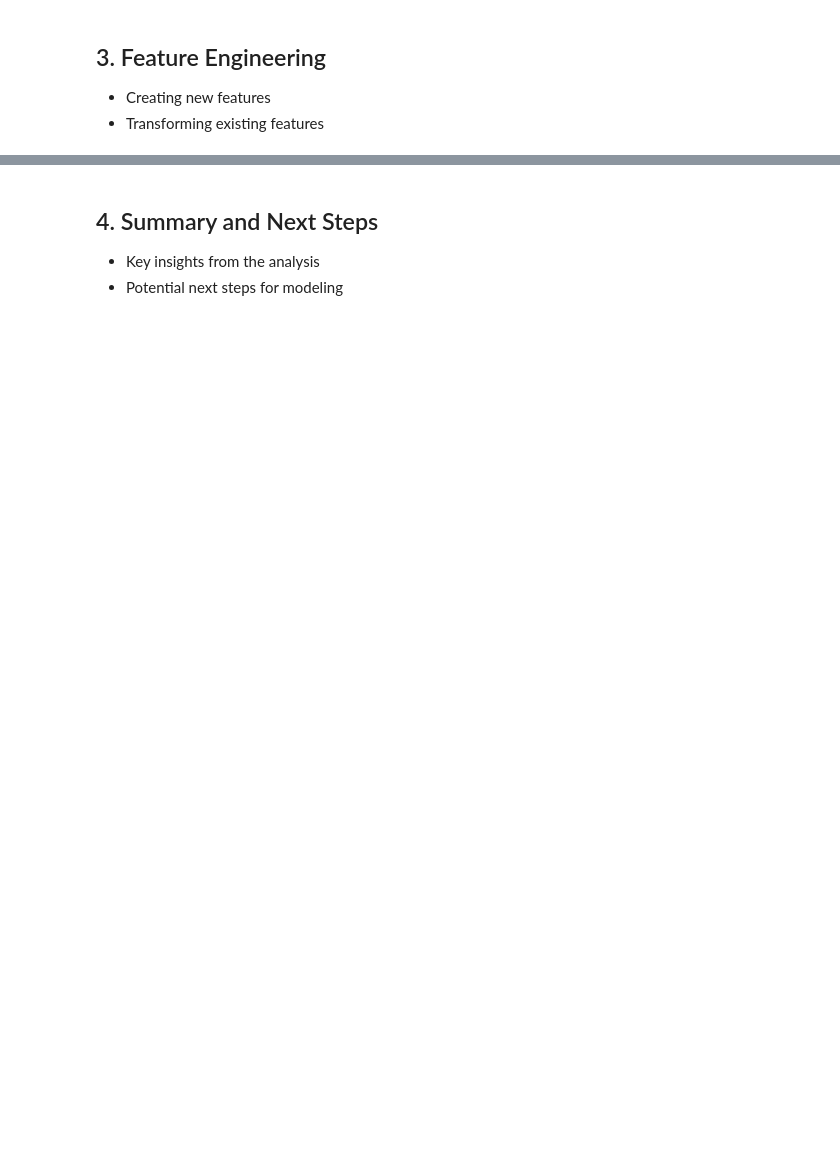
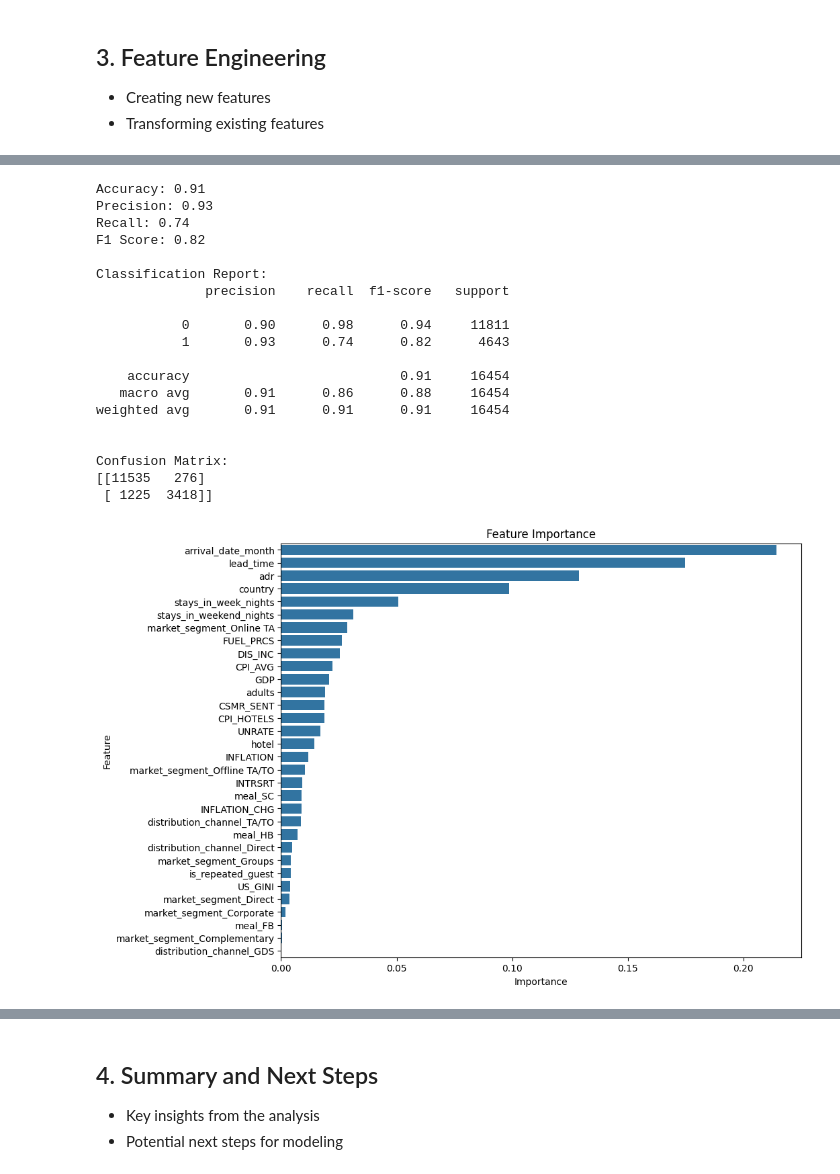
Before and after one commit to sarahfink123/demand_prediction, a Jupyter notebook: notebooks/Felizitas_Exploratory_Data_Analyis_.ipynb, the cells around one changed output, grey strips where cells are left out. Drawn from its saved outputs; the diff is of its cells as text; code cells hidden in the pictures; blank space fills up the shorter version.

Commit message:
m for model

```diff
--- a/notebooks/Felizitas_Exploratory_Data_Analyis_.ipynb
+++ b/notebooks/Felizitas_Exploratory_Data_Analyis_.ipynb
@@ -656,0 +773,77 @@ Name: country, dtype: float64
+# %%
+import pandas as pd
+from sklearn.model_selection import train_test_split
+from sklearn.ensemble import RandomForestClassifier
+from sklearn.metrics import accuracy_score, precision_score, recall_score, f1_score, confusion_matrix, classification_report
+
+# Assuming df_encoded is your DataFrame and is_canceled is the target variable
+# Prepare the data
+X = df_encoded.drop(columns=['is_canceled', 'reservation_status_Check-Out', 'reservation_status_No-Show'])
+y = df_encoded['is_canceled']
+
+# Split the data into training and testing sets
+X_train, X_test, y_train, y_test = train_test_split(X, y, test_size=0.2, random_state=42)
+
+# Train the RandomForestClassifier
+model = RandomForestClassifier(n_estimators=100, random_state=42)
+model.fit(X_train, y_train)
+
+# Make predictions on the test set
+y_pred = model.predict(X_test)
+
+# Evaluate the model
+accuracy = accuracy_score(y_test, y_pred)
+precision = precision_score(y_test, y_pred)
+recall = recall_score(y_test, y_pred)
+f1 = f1_score(y_test, y_pred)
+
+# Print evaluation metrics
+print(f"Accuracy: {accuracy:.2f}")
+print(f"Precision: {precision:.2f}")
+print(f"Recall: {recall:.2f}")
+print(f"F1 Score: {f1:.2f}")
+
+# Print the classification report
+print("\nClassification Report:")
+print(classification_report(y_test, y_pred))
+
+# Print the confusion matrix
+print("\nConfusion Matrix:")
+print(confusion_matrix(y_test, y_pred))
+
+# Feature importance
+importances = model.feature_importances_
+feature_importance_df = pd.DataFrame({
+    'Feature': X.columns,
+    'Importance': importances
+}).sort_values(by='Importance', ascending=False)
+
+# Plot the feature importances
+import seaborn as sns
+import matplotlib.pyplot as plt
+
+plt.figure(figsize=(10, 8))
+sns.barplot(x='Importance', y='Feature', data=feature_importance_df)
+plt.title('Feature Importance')
+plt.show()
+# %% [output]
+Accuracy: 0.91
+Precision: 0.93
+Recall: 0.74
+F1 Score: 0.82
+
+Classification Report:
+              precision    recall  f1-score   support
+
+           0       0.90      0.98      0.94     11811
+           1       0.93      0.74      0.82      4643
+
+    accuracy                           0.91     16454
+   macro avg       0.91      0.86      0.88     16454
+weighted avg       0.91      0.91      0.91     16454
+
+
+Confusion Matrix:
+[[11535   276]
+ [ 1225  3418]]
+[figure, added]
```
Also changed, not shown: parts of 7 cells of this notebook.
